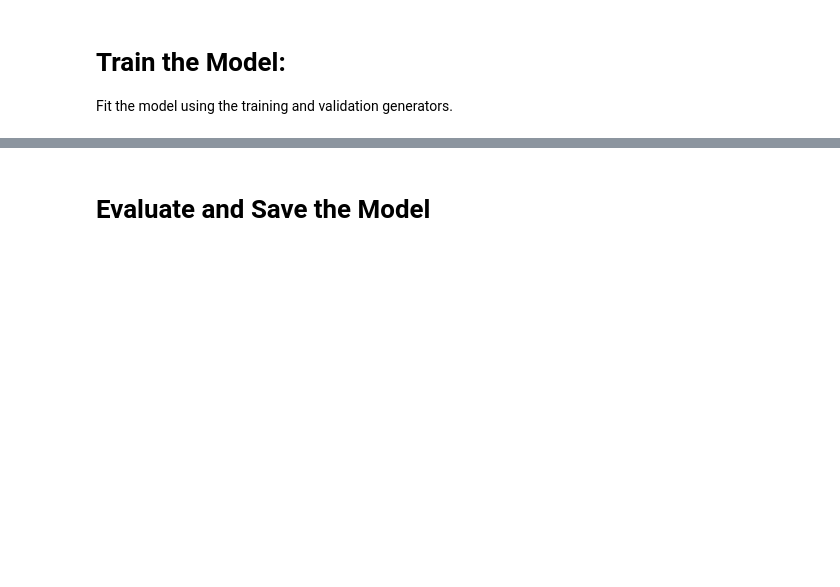
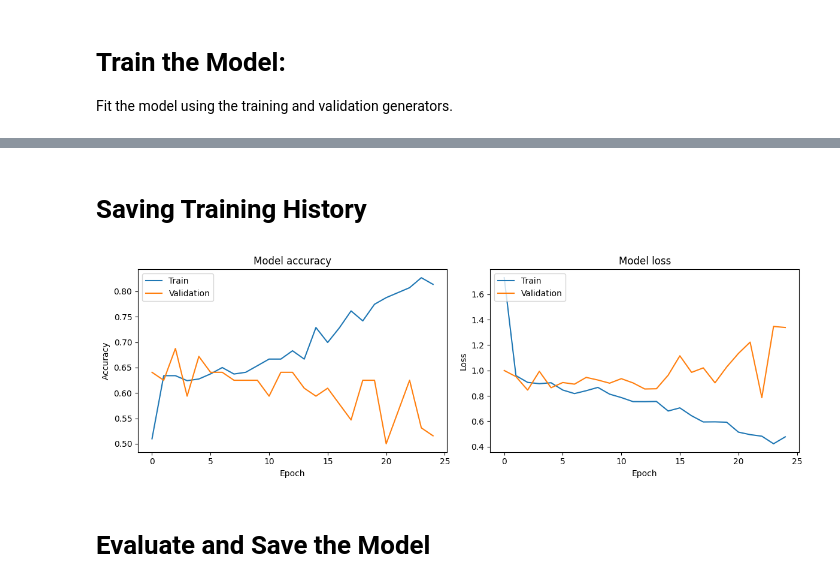
Before and after one commit to denistoo749/Iris-Computer-Vision, a Jupyter notebook: iris_computer_vision.ipynb, the cells around one changed output, grey strips where cells are left out. Drawn from its saved outputs; the diff is of its cells as text; code cells hidden in the pictures; blank space fills up the shorter version.

```diff
--- a/iris_computer_vision.ipynb
+++ b/iris_computer_vision.ipynb
@@ -95,3 +147,37 @@ Epoch 25/25
+# %% [markdown]
+# Saving Training History
+# %%
+# Save history to a JSON file
+with open('/content/drive/MyDrive/Iris Computer Vision/training_history.json', 'w') as f:
+    json.dump(history.history, f)
+# %%
+# Load history from a JSON file
+with open('/content/drive/MyDrive/Iris Computer Vision/training_history.json', 'r') as f:
+    history = json.load(f)
+
+# Plot training & validation accuracy values
+plt.figure(figsize=(12, 4))
+plt.subplot(1, 2, 1)
+plt.plot(history['accuracy'])
+plt.plot(history['val_accuracy'])
+plt.title('Model accuracy')
+plt.xlabel('Epoch')
+plt.ylabel('Accuracy')
+plt.legend(['Train', 'Validation'], loc='upper left')
+
+# Plot training & validation loss values
+plt.subplot(1, 2, 2)
+plt.plot(history['loss'])
+plt.plot(history['val_loss'])
+plt.title('Model loss')
+plt.xlabel('Epoch')
+plt.ylabel('Loss')
+plt.legend(['Train', 'Validation'], loc='upper left')
+
+plt.tight_layout()
+plt.show()
+# %% [output]
+[figure, added]
 # %% [markdown]
 # Evaluate and Save the Model
 # %%
```
Also changed, not shown: parts of 8 cells of this notebook.
